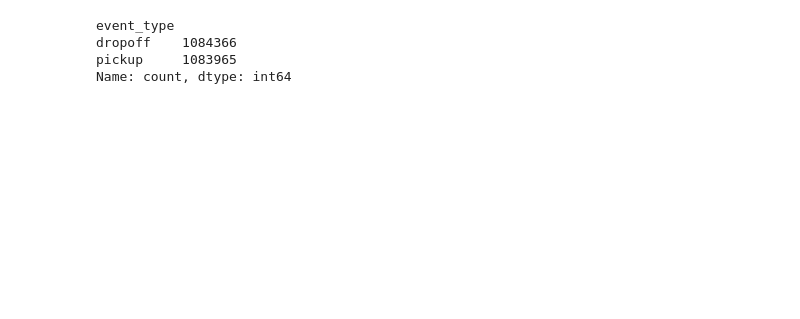
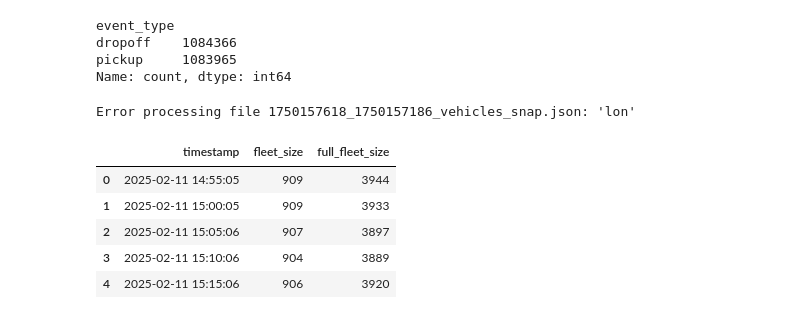
Before and after one commit to rubenRoehner/masterthesis_rebalancing_framework, a Jupyter notebook: data_preprocessing/extract_demand_voi.ipynb, the cells around one changed output. Saved outputs shown, nothing was run; the diff lists cells and outputs as text; code cells hidden in the pictures; blank space fills up the shorter version.

```diff
--- a/data_preprocessing/extract_demand_voi.ipynb
+++ b/data_preprocessing/extract_demand_voi.ipynb
@@ -277,0 +317,11 @@ results_df.to_pickle(OUTPUT_FILE)
+# %%
+fleet_sizes_df = extract_fleet_size(df)
+fleet_sizes_df.head()
+# %% [output]
+Error processing file 1750157618_1750157186_vehicles_snap.json: 'lon'
+|  | timestamp | fleet_size | full_fleet_size |
+| 0 | 2025-02-11 14:55:05 | 909 | 3944 |
+| 1 | 2025-02-11 15:00:05 | 909 | 3933 |
+| 2 | 2025-02-11 15:05:06 | 907 | 3897 |
+| 3 | 2025-02-11 15:10:06 | 904 | 3889 |
+| 4 | 2025-02-11 15:15:06 | 906 | 3920 |
```
Also changed, not shown: parts of 3 cells of this notebook, 5 other files.
